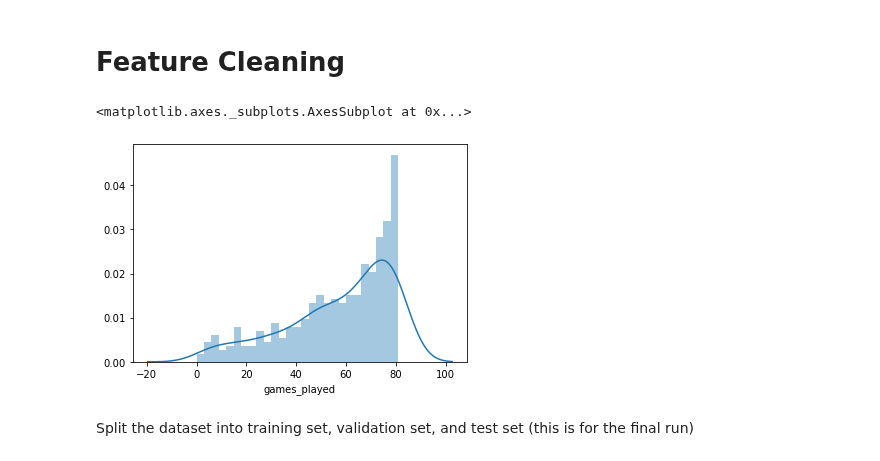
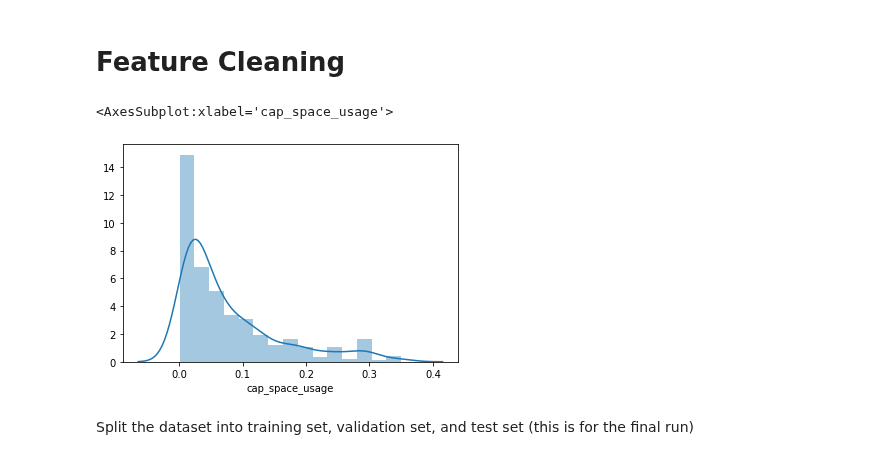
Before and after one commit to ZachLiu519/nba-model, a Jupyter notebook: spring21_models/baseline_model.ipynb, the cells around one changed output. Saved outputs shown, nothing was run; the diff lists cells and outputs as text; code cells hidden in the pictures.

```diff
--- a/spring21_models/baseline_model.ipynb
+++ b/spring21_models/baseline_model.ipynb
@@ -34,8 +35,3 @@ dum_df = pd.get_dummies(df, columns=categorical) # convert the categorical featu
 # %%
 df = dum_df.drop(columns=other) # drop the non-feature columns
 df.dropna(inplace=True) # drop all rows with a null value (there should be none)
-# %%
-sns.distplot(df['games_played'], bins=np.arange(0, 82, 3))
-# %% [output]
-<matplotlib.axes._subplots.AxesSubplot at 0x...>
-[figure, removed]
@@ -44,3 +38,8 @@ df = df[df['games_played'] >= 20]
+# %%
+sns.distplot(df['cap_space_usage'])
+# %% [output]
+<AxesSubplot:xlabel='cap_space_usage'>
+[figure, added]
 # %% [markdown]
 Split the dataset into training set, validation set, and test set (this is for the final run)
 # %%
```
Also changed, not shown: parts of 11 cells of this notebook.
